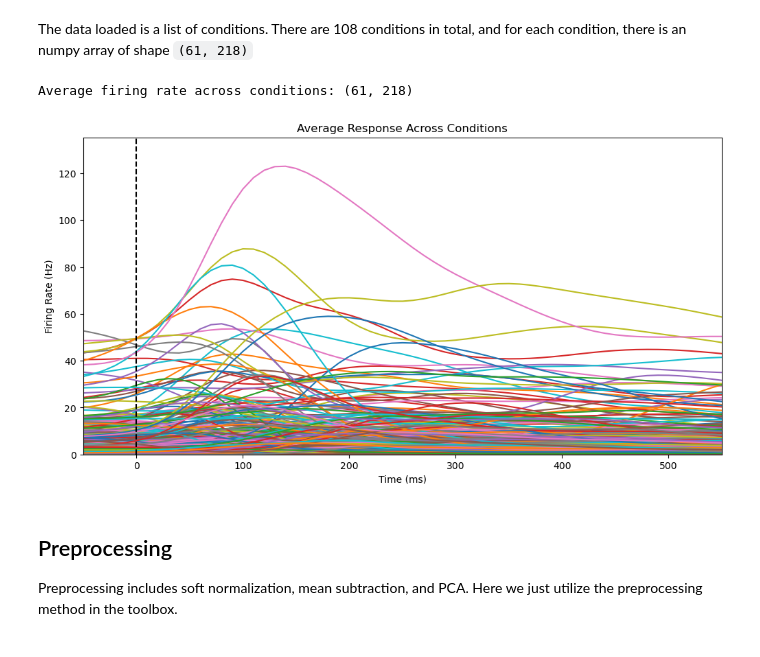
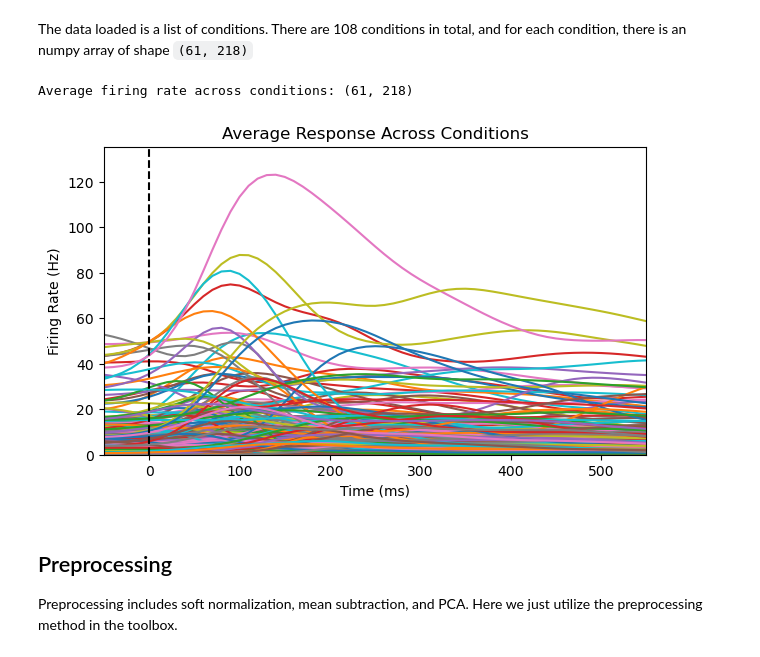
Before and after one commit to Yishu-Li/Time-varyingND, a Jupyter notebook: report.ipynb, the cells around one changed output. Cells and saved outputs as stored; diff of their text form; code cells hidden in the pictures.

Commit message:
Made edits for the reports to save the figures

```diff
--- a/report.ipynb
+++ b/report.ipynb
@@ -47,21 +47,22 @@ The data loaded is a list of conditions. There are 108 conditions in total, and
 # %%
 # Plot some data
 average_data = np.mean(data, axis=0)
 print(f"Average firing rate across conditions: {average_data.shape}")
 
 # Firing rates of each channel
-plt.figure(figsize=(12, 6))
+plt.figure(figsize=(7, 4))
 plt.plot(times, average_data)
 plt.title("Average Response Across Conditions")
 plt.xlabel("Time (ms)")
 plt.ylabel("Firing Rate (Hz)")
 plt.xlim(times[0], times[-1])
 plt.ylim(0, np.max(average_data) * 1.1)
 plt.axvline(0, color='k', linestyle='--', label='Movement Onset')
+plt.savefig("images/average_response.pdf")
 plt.show()
 # %% [output]
 Average firing rate across conditions: (61, 218)
-[figure, old version]
+[figure, new version]
 # %% [markdown]
 ## Preprocessing
 
```
Also changed, not shown: parts of 9 cells of this notebook, 2 other files.
